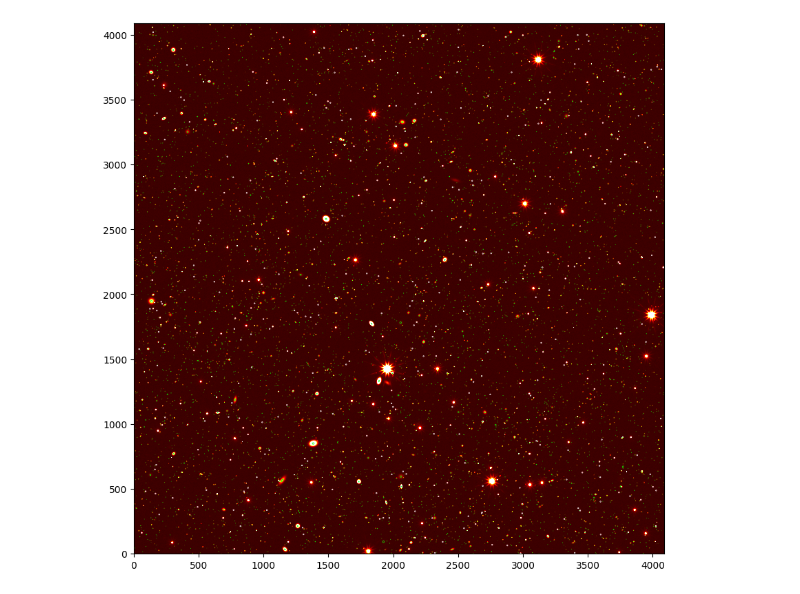
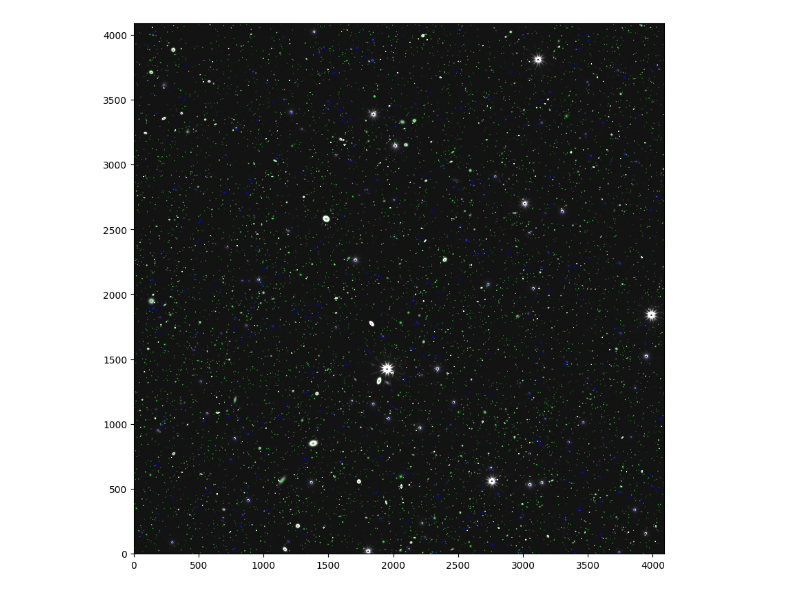
Before and after one commit to keithbuckholz/summer-roman-project, a Jupyter notebook: 4) FOV0_sims/notebooks/patches.ipynb, the cells around one changed output. Saved outputs shown, nothing was run; the diff lists cells and outputs as text; code cells hidden in the pictures.

```diff
--- a/4) FOV0_sims/notebooks/patches.ipynb
+++ b/4) FOV0_sims/notebooks/patches.ipynb
@@ -37,21 +37,21 @@ Table length=8175
 # %%
 fig, ax = plt.subplots(figsize=(10,10))
-ax.imshow(data, origin='lower', cmap='hot', vmin=0.0638298, vmax=2.48141)
+ax.imshow(data, origin='lower', cmap='grey', vmin=0.0638298, vmax=2.48141)
 
 for object in tbl:
     x = object['x_flt']
     y = object['y_flt']
     width = object['B_IMAGE']
     height = object['A_IMAGE']
     angle = object['THETA_IMAGE']
 
     if object["MODIMAGE"]:
-        color='white'
+        color='blue'
     else:
         color='lime'
 
 
-    patch = patches.Ellipse((x,y), width, height, angle=angle, fill=False, color=color, linewidth=0.5)
+    patch = patches.Ellipse((x,y), width, height, angle=angle, fill=True, color=color, linewidth=0.5)
     ax.add_patch(patch)
 # %% [output]
-[figure, old version]
+[figure, new version]
```
Also changed, not shown: parts of 1 cell of this notebook, 22 other files.
